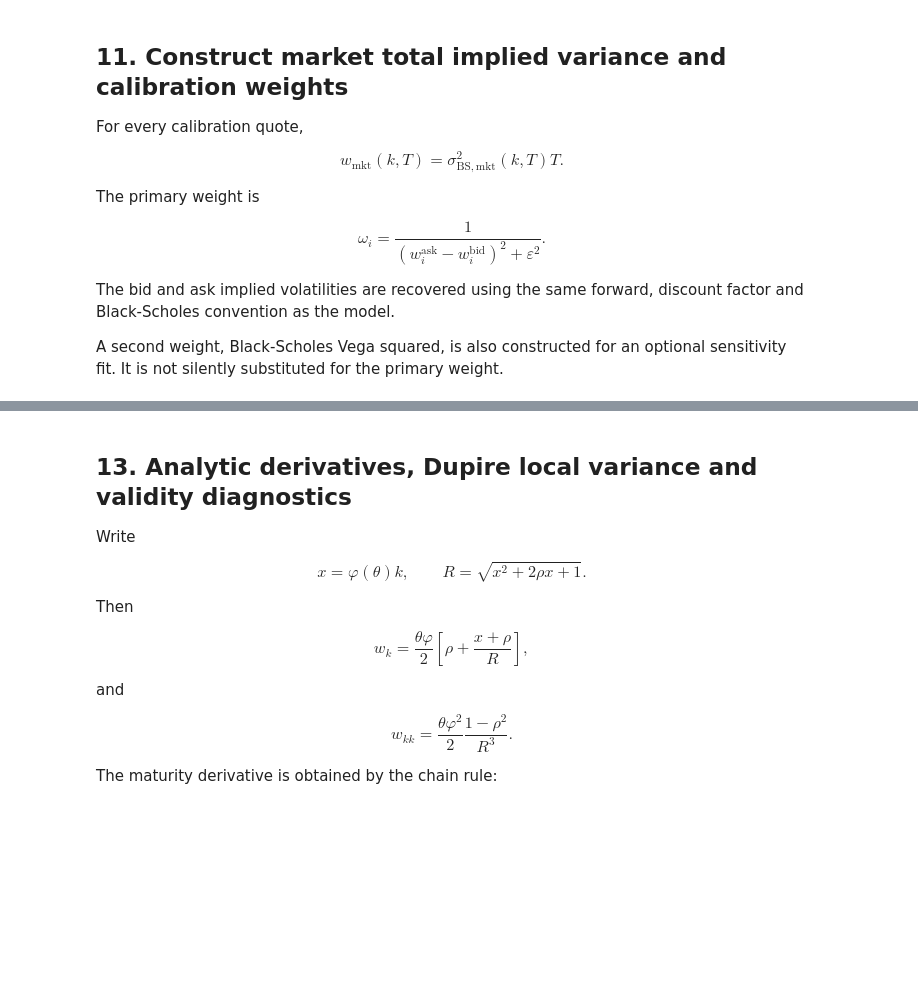
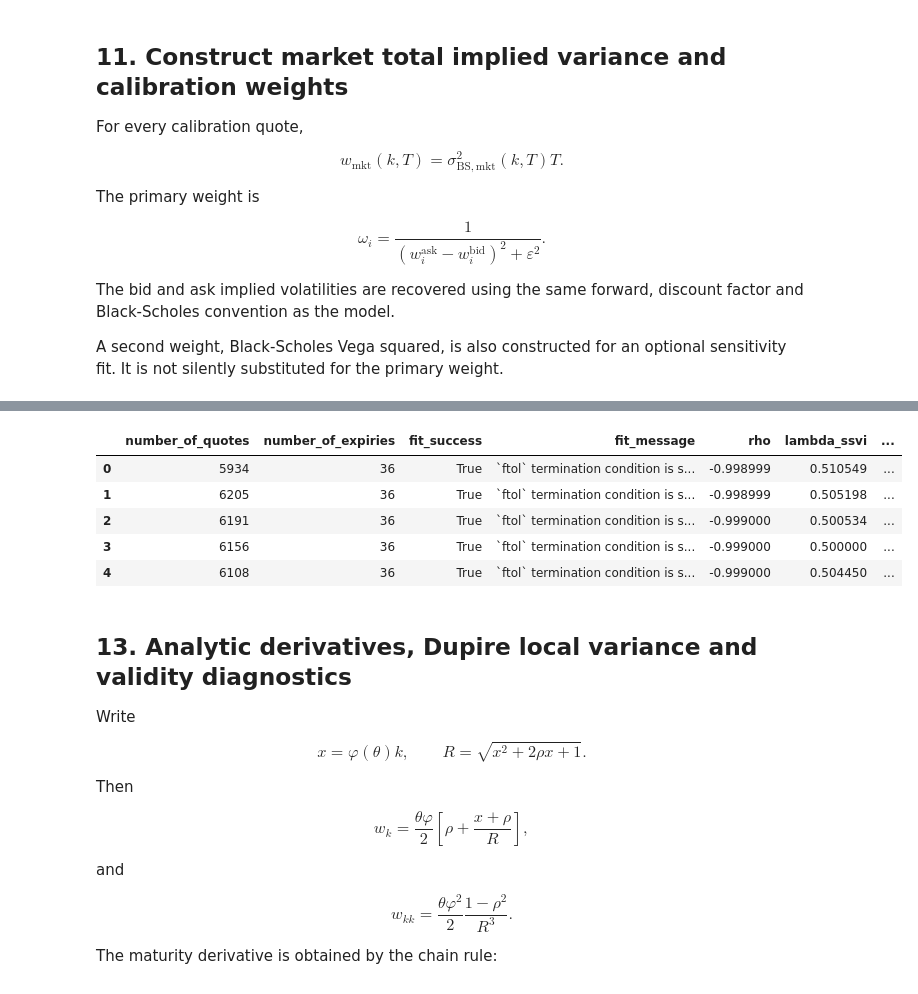
Before and after one commit to cxliuvictor/Exposition-to-NDEs, a Jupyter notebook: Codes/LV/03_Local_Volatility_SSVI_Dupire_Benchmark.ipynb, the cells around one changed output, grey strips where cells are left out. Cells and saved outputs as stored; diff of their text form; code cells hidden in the pictures; blank space fills up the shorter version.

```diff
--- a/Codes/LV/03_Local_Volatility_SSVI_Dupire_Benchmark.ipynb
+++ b/Codes/LV/03_Local_Volatility_SSVI_Dupire_Benchmark.ipynb
@@ -1201,7 +1313,11 @@ def fit_all_ssvi_dates(calibration_data):
 
     dates = sorted(calibration_data["date"].unique())
 
-    for number, date in enumerate(dates, start=1):
+    for date in tqdm(
+        dates,
+        total=len(dates),
+        desc="Fitting daily SSVI surfaces",
+    ):
         day_data = calibration_data.loc[
             calibration_data["date"].eq(date)
         ].copy()
@@ -1221,11 +1337,6 @@ def fit_all_ssvi_dates(calibration_data):
         parameter_table["date"] = pd.Timestamp(date)
         parameter_tables.append(parameter_table)
 
-        if number % 5 == 0 or number == len(dates):
-            print(
-                f"Processed {number} of {len(dates)} calibration dates."
-            )
-
     diagnostic_table = pd.DataFrame(diagnostics)
 
     if parameter_tables:
@@ -1239,9 +1350,78 @@ def fit_all_ssvi_dates(calibration_data):
     return models, diagnostic_table, parameter_table
 
 
-ssvi_models, ssvi_fit_diagnostics, ssvi_parameters = (
-    fit_all_ssvi_dates(calibration_quotes)
-)
+def rebuild_ssvi_models(parameter_table):
+    models = {}
+
+    for date, day_parameters in parameter_table.groupby("date"):
+        day_parameters = day_parameters.sort_values("T")
+
+        maturities = day_parameters["T"].to_numpy(dtype=float)
+        theta = day_parameters["theta"].to_numpy(dtype=float)
+
+        rho = float(day_parameters["rho"].iloc[0])
+        lambda_ssvi = float(
+            day_parameters["lambda_ssvi"].iloc[0]
+        )
+
+        time_nodes = np.concatenate(([0.0], maturities))
+        theta_nodes = np.concatenate(([0.0], theta))
+
+        theta_curve = PchipInterpolator(
+            time_nodes,
+            theta_nodes,
+            extrapolate=False,
+        )
+
+        models[pd.Timestamp(date)] = {
+            "maturities": maturities,
+            "theta": theta,
+            "rho": rho,
+            "lambda_ssvi": lambda_ssvi,
+            "theta_curve": theta_curve,
+            "theta_derivative": theta_curve.derivative(),
+        }
+
+    return models
+
+
+parameter_cache = CACHE_FOLDER / "ssvi_parameters.csv"
+diagnostic_cache = CACHE_FOLDER / "ssvi_fit_diagnostics.csv"
+
+if parameter_cache.exists() and diagnostic_cache.exists():
+    print("Loading cached SSVI fits.")
+
+    ssvi_parameters = pd.read_csv(
+        parameter_cache,
+        parse_dates=["date"],
+    )
+
+    ssvi_fit_diagnostics = pd.read_csv(
+        diagnostic_cache,
+        parse_dates=["date"],
+    )
+
+    ssvi_models = rebuild_ssvi_models(ssvi_parameters)
+
+else:
+    ssvi_models, ssvi_fit_diagnostics, ssvi_parameters = (
+        fit_all_ssvi_dates(calibration_quotes)
+    )
+
+    ssvi_parameters.to_csv(
+        parameter_cache,
+        index=False,
+    )
+
+    ssvi_fit_diagnostics.to_csv(
+        diagnostic_cache,
+        index=False,
+    )
+
+
+
+print("Saved SSVI calibration cache.")
 
 print(f"Successful SSVI dates: {len(ssvi_models)}")
 display(ssvi_fit_diagnostics.head())
+# %% [output]
@@ -1248,3 +1430,9 @@ display(ssvi_fit_diagnostics.head())
+|  | number_of_quotes | number_of_expiries | fit_success | fit_message | rho | lambda_ssvi | ... |
+| 0 | 5934 | 36 | True | `ftol` termination condition is s... | -0.998999 | 0.510549 | ... |
+| 1 | 6205 | 36 | True | `ftol` termination condition is s... | -0.998999 | 0.505198 | ... |
+| 2 | 6191 | 36 | True | `ftol` termination condition is s... | -0.999000 | 0.500534 | ... |
+| 3 | 6156 | 36 | True | `ftol` termination condition is s... | -0.999000 | 0.500000 | ... |
+| 4 | 6108 | 36 | True | `ftol` termination condition is s... | -0.999000 | 0.504450 | ... |
 # %% [markdown]
 ## 13. Analytic derivatives, Dupire local variance and validity diagnostics
 
```
Also changed, not shown: parts of 23 cells of this notebook, 3 other files.
